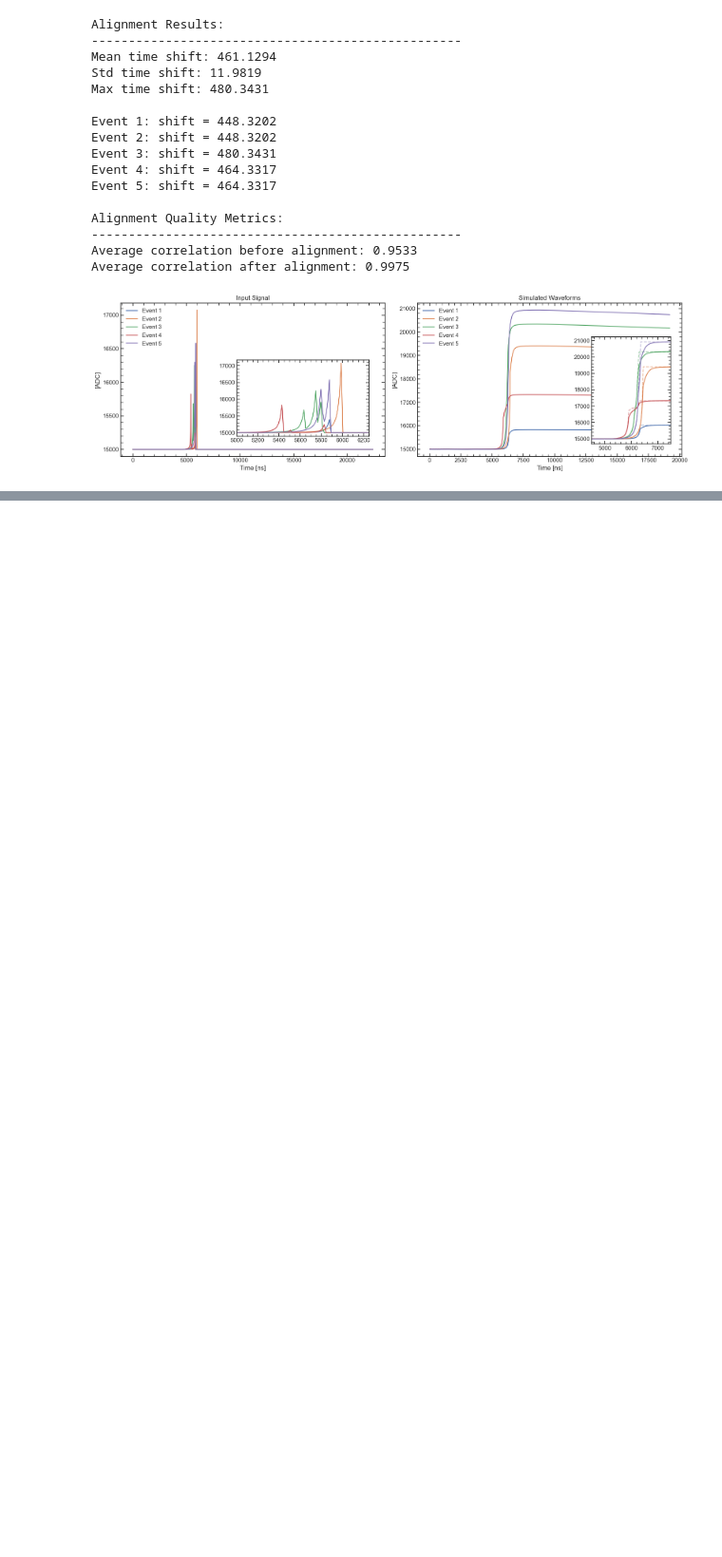
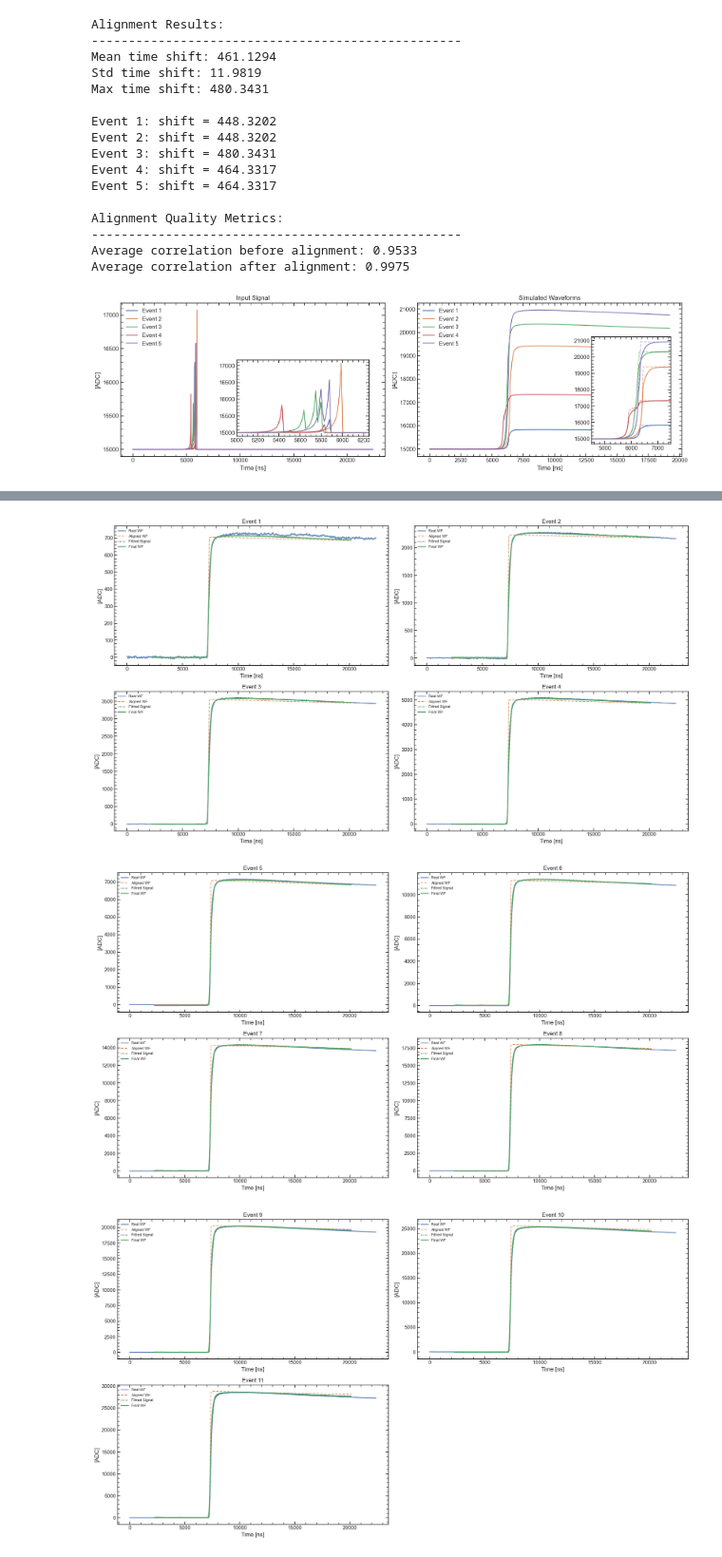
Before and after one commit to GaudioRf/JFETModel, a Jupyter notebook: freq_filters/freq_resp_cc4.ipynb, the cells around one changed output, grey strips where cells are left out. Shown at 95% size. Cells and saved outputs as stored; diff of their text form; code cells hidden in the pictures; blank space fills up the shorter version.

```diff
--- a/freq_filters/freq_resp_cc4.ipynb
+++ b/freq_filters/freq_resp_cc4.ipynb
@@ -1125,0 +1198,75 @@ plt.show()
+# %%
+pulser_signals_V = pulser_signals * ADC_to_V
+
+dt = (data_time[1] - data_time[0])*1e-9  # convert to seconds
+
+simulated_pulser_wfs = cc4(pulser_signals_V, dt, units="ADC", ADC_offset=0)[:,cut_1:cut_2]
+
+
+filtred_wfs = moving_average(ifft(fft(pulser_signals)*cc4_filter_cutted),wnd_points)[:,cut_1:cut_2]
+
+data_time_cutted = data_time[cut_1:cut_2]
+
+align_method = 'threshold'
+aligned_wfs, time_shifts = align_all_waveforms(simulated_pulser_wfs, filtred_wfs, data_time_cutted, method=align_method)
+
+
+final_waveforms = np.zeros(filtred_wfs.shape)
+
+
+w_1 = 0.2
+w_2 = 1 - w_1
+
+for i in range(filtred_wfs.shape[0]):
+    final_waveforms[i,:] = w_1 * aligned_wfs[i,:] + w_2 * filtred_wfs[i,:]
+
+
+
+
+plt.figure(figsize=(18, 10))
+for i in range(4):
+    plt.subplot(2, 2, i+1)
+    plt.plot(data_time, pulser_waveforms[i], lw=2, label='Real WF', alpha=0.8)
+    plt.plot(data_time_cutted, aligned_wfs[i], linestyle='--', label='Aligned WF', alpha=0.8)
+    plt.plot(data_time_cutted, filtred_wfs[i], color='k', ls=':', label='Filtred Signal ', alpha=1)
+    plt.plot(data_time_cutted, final_waveforms[i], lw=2, label='Final WF', alpha=1)
+    plt.xlabel('Time [ns]')
+    plt.ylabel('[ADC]')
+    plt.title(f'Event {i+1}')
+    plt.legend(fontsize=8, frameon=False)
+plt.tight_layout()
+plt.show()
+
+
+plt.figure(figsize=(18, 10))
+for i in range(4, 8):
+    plt.subplot(2, 2, i-3)
+    plt.plot(data_time, pulser_waveforms[i], lw=2, label='Real WF', alpha=0.8)
+    plt.plot(data_time_cutted, aligned_wfs[i], linestyle='--', label='Aligned WF', alpha=0.8)
+    plt.plot(data_time_cutted, filtred_wfs[i], color='k', ls=':', label='Filtred Signal ', alpha=1)
+    plt.plot(data_time_cutted, final_waveforms[i], lw=2, label='Final WF', alpha=1)
+    plt.xlabel('Time [ns]')
+    plt.ylabel('[ADC]')
+    plt.title(f'Event {i+1}')
+    plt.legend(fontsize=8, frameon=False)
+plt.tight_layout()
+plt.show()
+
+
+plt.figure(figsize=(18, 10))
+for i in range(8, 11):
+    plt.subplot(2, 2, i-7)
+    plt.plot(data_time, pulser_waveforms[i], lw=2, label='Real WF', alpha=0.8)
+    plt.plot(data_time_cutted, aligned_wfs[i], linestyle='--', label='Aligned WF', alpha=0.8)
+    plt.plot(data_time_cutted, filtred_wfs[i], color='k', ls=':', label='Filtred Signal ', alpha=1)
+    plt.plot(data_time_cutted, final_waveforms[i], lw=2, label='Final WF', alpha=1)
+    plt.xlabel('Time [ns]')
+    plt.ylabel('[ADC]')
+    plt.title(f'Event {i+1}')
+    plt.legend(fontsize=8, frameon=False)
+plt.tight_layout()
+plt.show()
+# %% [output]
+[figure, added]
+[figure, added]
+[figure, added]
```
Also changed, not shown: parts of 10 cells of this notebook.
